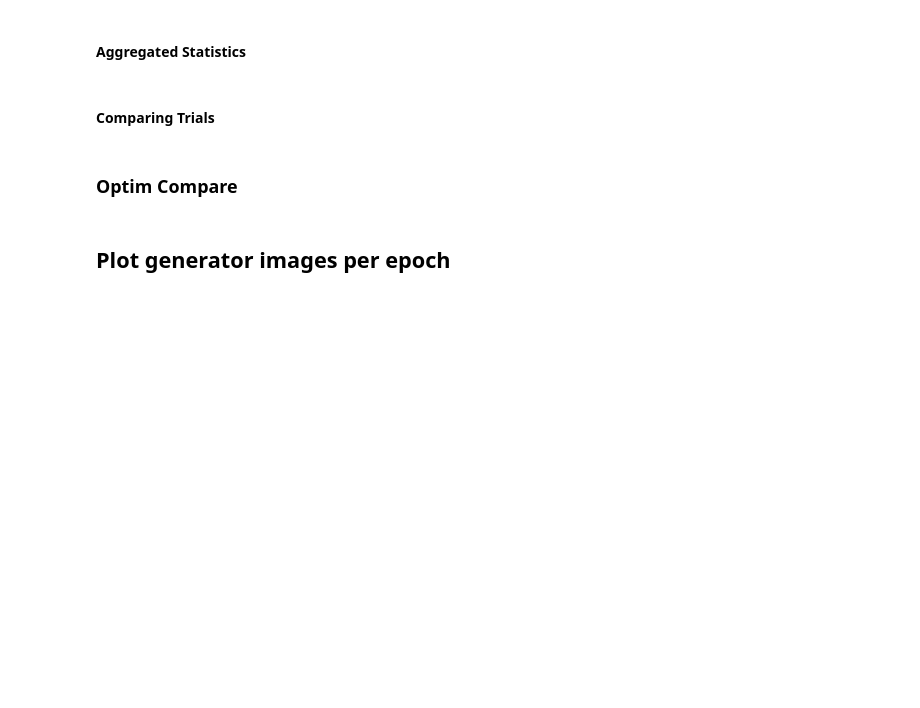
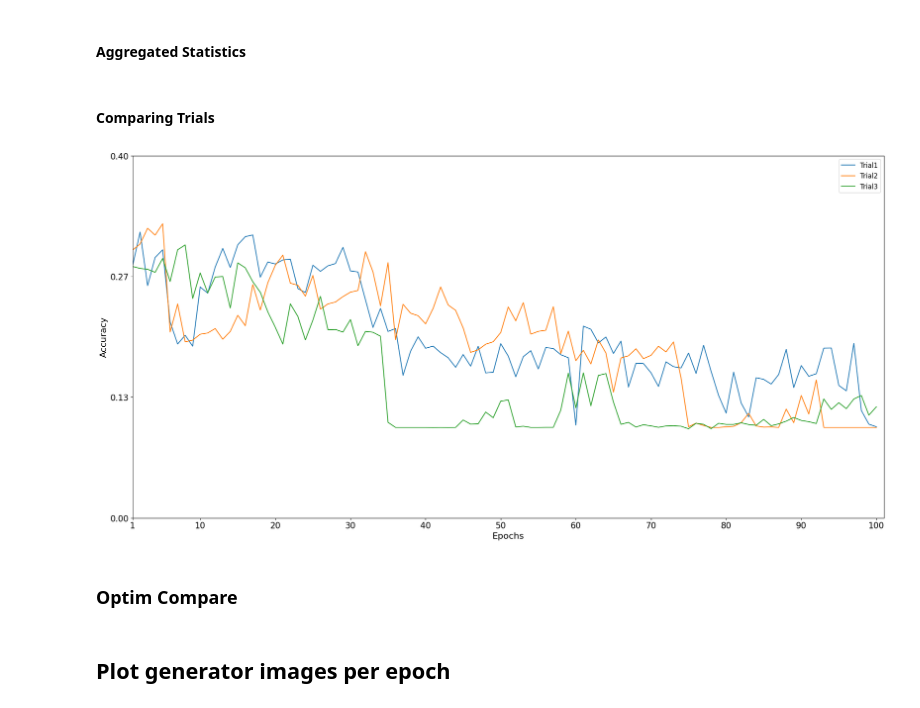
Before and after one commit to gustavoguaragna/GeraFed, a Jupyter notebook: NBs/F2U.ipynb, the cells around one changed output. Drawn from its saved outputs; the diff is of its cells as text; code cells hidden in the pictures; blank space fills up the shorter version.

```diff
--- a/NBs/F2U.ipynb
+++ b/NBs/F2U.ipynb
@@ -2496,7 +2529,7 @@ def plot_series(
                 ax.plot(i_max, ys[i_max], marker=highlight_marker, markersize=highlight_markersize, color=mcolor)
                 offset = current_highlight_style.get('highlight_offset_max', highlight_text_offset_max)
                 text_position = (i_max + offset[0], ys[i_max] + offset[1])
-                ax.annotate(f"{ys[i_max]:.2f}", xy=(i_max, ys[i_max]), xytext=text_position,
+                ax.annotate(f"{ys[i_max]:.4f}", xy=(i_max, ys[i_max]), xytext=text_position,
                             arrowprops=dict(arrowstyle="->, head_width=0.5, head_length=0.5", color='dimgrey', linewidth=1),
                             fontsize=highlight_text_size, va="bottom", ha="center")
             if mode in ("min", "both"):
@@ -2958,6 +3145,66 @@ plot_series(
 )
 # %% [markdown]
 #### Comparing Trials
+# %%
+plot_series(
+    series = {
+        "Trial1": loaded_dicts["CIFAR10_Class_Trial1_metrics.json"]["net_acc_round"],
+        "Trial2": loaded_dicts["CIFAR10_Class_Trial2_metrics.json"]["net_acc_round"],
+        "Trial3": loaded_dicts["CIFAR10_Class_Trial3_metrics.json"]["net_acc_round"]
+        },
+    series_styles={
+        "FedGenIA com agregação por chunk": {"color": "cornflowerblue"},
+        "FedGenIA com agregação só com primeiro chunk": {"color": "cornflowerblue", "linestyle": "--"},
+        "Chunked FedAvg": {"color": "sandybrown"},
+        "CIFAR10 Class metrics": {"color": "cornflowerblue"},
+        "CIFAR10 Class losses": {"color": "cornflowerblue", "linestyle": "--"},
+        "CIFAR10 Class alvo": {"color": "sandybrown"},
+        "CIFAR10 Dir01 metrics": {"color": "cornflowerblue"},
+        "CIFAR10 Dir01 losses": {"color": "cornflowerblue", "linestyle": "--"},
+        "CIFAR10 Dir01 alvo": {"color": "sandybrown"},
+        "CIFAR10 Dir05 metrics": {"color": "cornflowerblue"},
+        "CIFAR10 Dir05 losses": {"color": "cornflowerblue", "linestyle": "--"},
+        "CIFAR10 Dir05 alvo": {"color": "sandybrown"},
+    },
+    subplot_layout=(1,1),
+    figsize=(20,10),
+    # highlight={
+    #     "Chunked FedAvg cifarclass": "max",
+    #     "FedGenIA cifarclass": "max",
+    #     "Chunked FedAvg cifardir05": "max",
+    #     "FedGenIA cifardir05": "max",
+    #     "Chunked FedAvg cifardir01": "max",
+    #     "FedGenIA cifardir01": "max",
+    #     "Chunked FedAvg": "max",
+    #     "FedGenIA": "max",
+    # },
+    # highlight_style={
+    #     "Chunked FedAvg cifarclass": {"highlight_offset_max": (20, 0.02)},
+    #     "FedGenIA cifarclass": {"highlight_offset_max": (-15, 0.005)},
+    #     "Chunked FedAvg cifardir05": {"highlight_offset_max": (0, -0.23)},
+    #     "FedGenIA cifardir05": {"highlight_offset_max": (-5, -0.22)},
+    #     "Chunked FedAvg cifardir01": {"highlight_offset_max": (-5, -0.17)},
+    #     "FedGenIA cifardir01": {"highlight_offset_max": (-5, -0.16)},
+    #     "Chunked FedAvg": {"highlight_offset_max": (5, -0.35)},
+    #     "FedGenIA": {"highlight_offset_max": (-10, -0.4)},
+    #  },
+    # num_xticks=5,
+    num_yticks=4,
+    ylabel=["Accuracy"],
+    title=[""],
+    legend_subplot_index=0,
+    label_fontsize=16,
+    tick_fontsize=15,
+    highlight_markersize=6,
+    highlight_text_size=14,
+    legend_fontsize=12,
+    title_fontsize=18,
+    first_step=9,
+    xtick_step=10,
+    save=False
+)
+# %% [output]
+[figure, added]
 # %%
 plot_series(
     series = {
```
Also changed, not shown: parts of 7 cells of this notebook, 2 other files.
